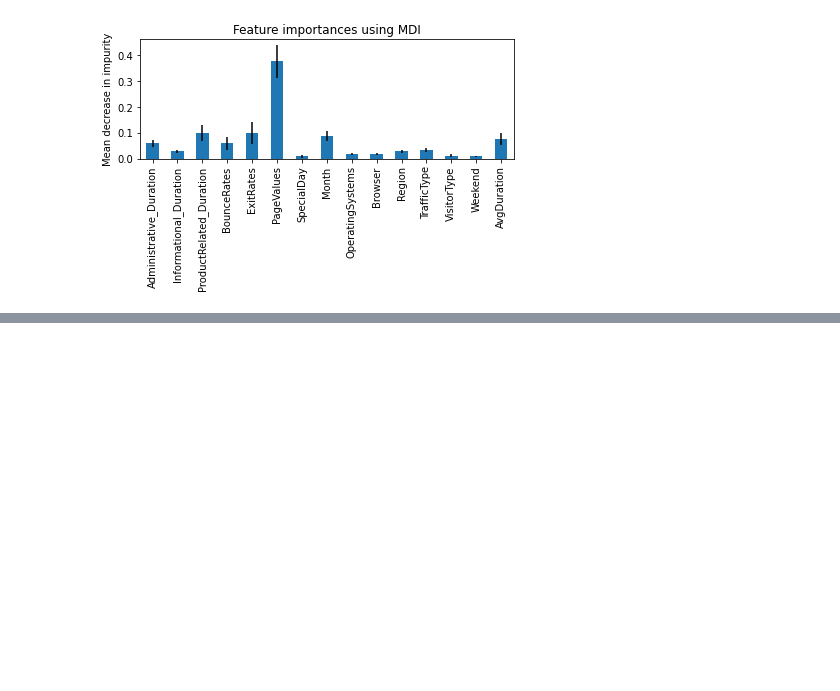
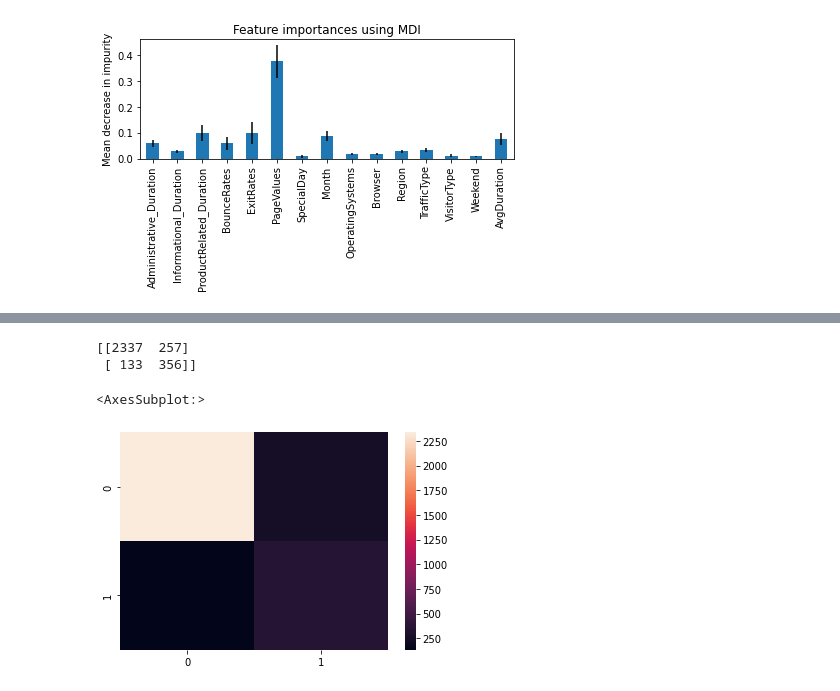
Before and after one commit to samodle/Learning-Machine-Learning, a Jupyter notebook: RandomForrestClassifiers/Project 1.ipynb, the cells around one changed output, grey strips where cells are left out. Cells and saved outputs as stored; diff of their text form; code cells hidden in the pictures; blank space fills up the shorter version.

```diff
--- a/RandomForrestClassifiers/Project 1.ipynb
+++ b/RandomForrestClassifiers/Project 1.ipynb
@@ -619,0 +738,22 @@ Elapsed time to compute the importances: 0.070 seconds
+# %%
+model_lr_optimal = LogisticRegression(max_iter=1000, solver='lbfgs', class_weight='balanced')
+
+# Fit on training data
+model_lr_optimal.fit(X_features, X_labels)
+
+# Training predictions
+x_pred_lr= model_lr_optimal.predict(X_features)
+print('~ Training ~')
+print("Accuracy:",metrics.accuracy_score(X_labels, x_pred_lr))
+print("Precision:",metrics.precision_score(X_labels, x_pred_lr))
+print("Recall:",metrics.recall_score(X_labels, x_pred_lr))
+
+
+print('\n')
+print('~ Holdout ~')
+
+# Training predictions
+y_pred_lr= model_lr_optimal.predict(y_features)
+print("Accuracy:",metrics.accuracy_score(y_labels, y_pred_lr))
+print("Precision:",metrics.precision_score(y_labels, y_pred_lr))
+print("Recall:",metrics.recall_score(y_labels, y_pred_lr))
@@ -619,0 +778,11 @@ Elapsed time to compute the importances: 0.070 seconds
+# %%
+conf_mat_lr = confusion_matrix(y_labels, y_pred_lr)
+print(conf_mat_lr)
+
+# Visualize it as a heatmap
+seaborn.heatmap(conf_mat_lr)
+# %% [output]
+[[2337  257]
+ [ 133  356]]
+<AxesSubplot:>
+[figure, added]
```
Also changed, not shown: parts of 25 cells of this notebook, 1 other file.
